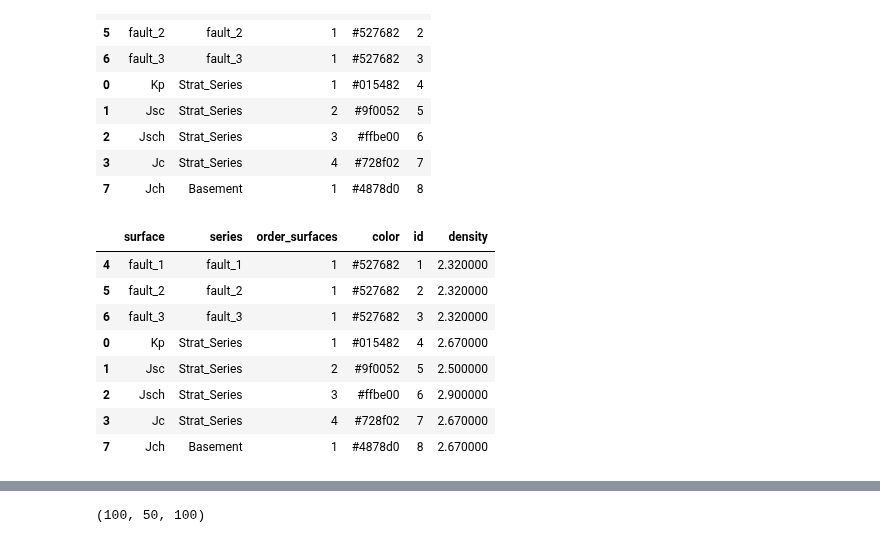
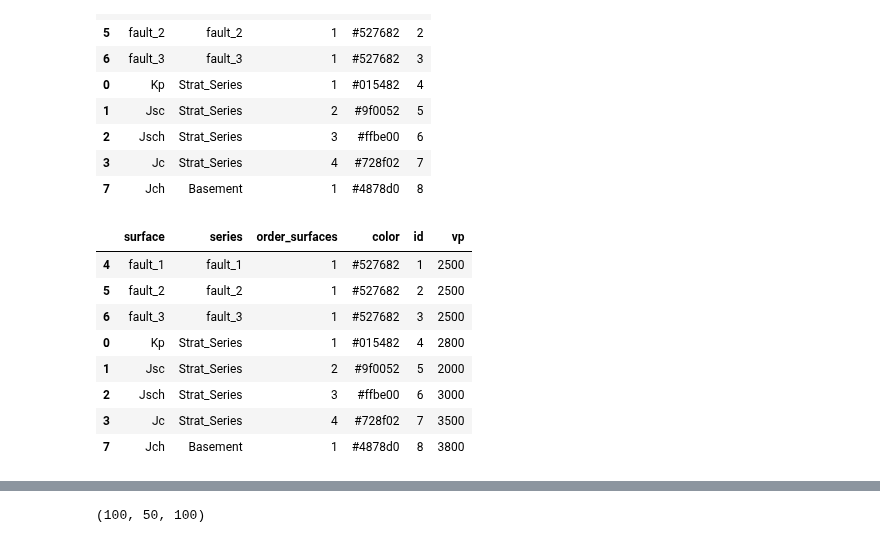
Before and after one commit to hdspgroup/SeismicEnhancement, a Jupyter notebook: geologicalmodeling/notebooks/04_PORTETE.ipynb, the cells around one changed output, grey strips where cells are left out. Cells and saved outputs as stored; diff of their text form; code cells hidden in the pictures.

```diff
--- a/geologicalmodeling/notebooks/04_PORTETE.ipynb
+++ b/geologicalmodeling/notebooks/04_PORTETE.ipynb
@@ -275,18 +275,18 @@ modelo.surfaces
 | 7 | Jch | Basement | 1 | #4878d0 | 8 |
 # %%
 # assign geophysics properties
-#modelo.add_surface_values([2500, 2500, 2500, 2800, 2000, 3000, 3500, 3800], ['vp'])  #m/s vp
-modelo.add_surface_values([2.32, 2.32, 2.32, 2.67, 2.5, 2.9, 2.67, 2.67], ['density'])  #g/cm3 density
+modelo.add_surface_values([2500, 2500, 2500, 2800, 2000, 3000, 3500, 3800], ['vp'])  #m/s vp
+#modelo.add_surface_values([2.32, 2.32, 2.32, 2.67, 2.5, 2.9, 2.67, 2.67], ['density'])  #g/cm3 density
 # %% [output]
-|  | surface | series | order_surfaces | color | id | density |
-| 4 | fault_1 | fault_1 | 1 | #527682 | 1 | 2.320000 |
-| 5 | fault_2 | fault_2 | 1 | #527682 | 2 | 2.320000 |
-| 6 | fault_3 | fault_3 | 1 | #527682 | 3 | 2.320000 |
-| 0 | Kp | Strat_Series | 1 | #015482 | 4 | 2.670000 |
-| 1 | Jsc | Strat_Series | 2 | #9f0052 | 5 | 2.500000 |
-| 2 | Jsch | Strat_Series | 3 | #ffbe00 | 6 | 2.900000 |
-| 3 | Jc | Strat_Series | 4 | #728f02 | 7 | 2.670000 |
-| 7 | Jch | Basement | 1 | #4878d0 | 8 | 2.670000 |
+|  | surface | series | order_surfaces | color | id | vp |
+| 4 | fault_1 | fault_1 | 1 | #527682 | 1 | 2500 |
+| 5 | fault_2 | fault_2 | 1 | #527682 | 2 | 2500 |
+| 6 | fault_3 | fault_3 | 1 | #527682 | 3 | 2500 |
+| 0 | Kp | Strat_Series | 1 | #015482 | 4 | 2800 |
+| 1 | Jsc | Strat_Series | 2 | #9f0052 | 5 | 2000 |
+| 2 | Jsch | Strat_Series | 3 | #ffbe00 | 6 | 3000 |
+| 3 | Jc | Strat_Series | 4 | #728f02 | 7 | 3500 |
+| 7 | Jch | Basement | 1 | #4878d0 | 8 | 3800 |
 # %%
 p3d = gp.plot_3d(modelo, notebook=True)
 p3d.plot_data()
```
Also changed, not shown: parts of 5 cells of this notebook.
